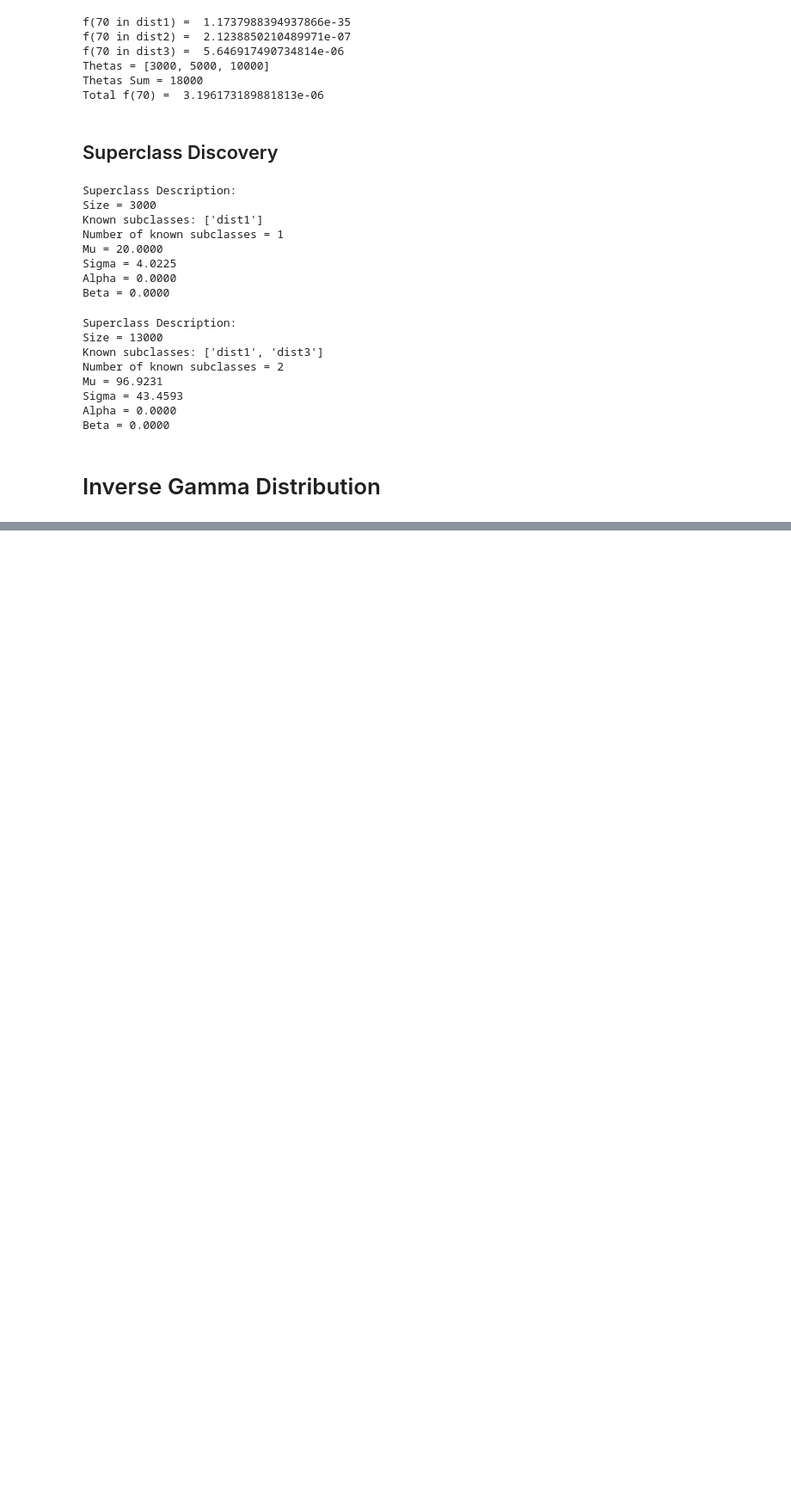
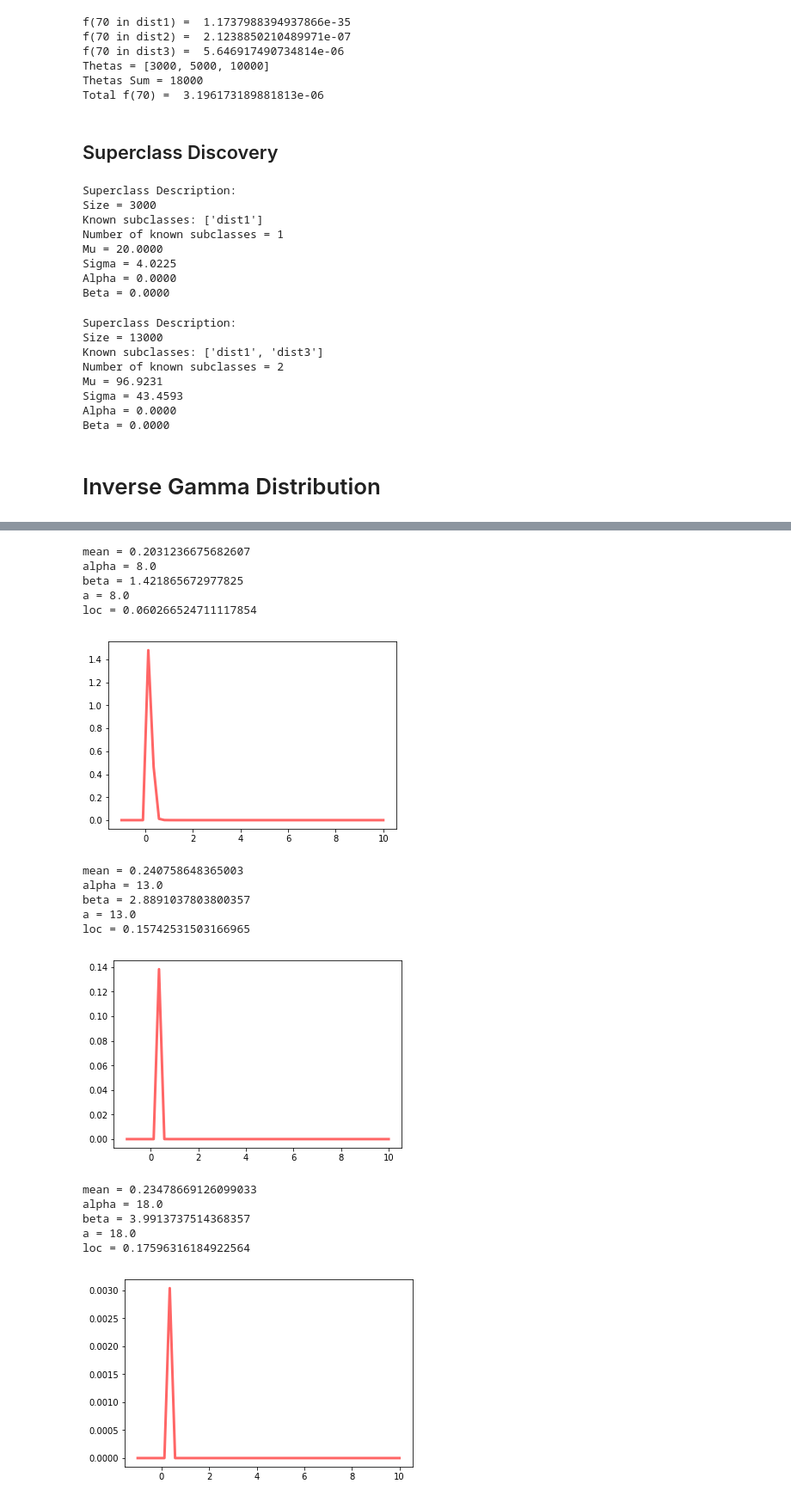
Before and after one commit to ronaldpereira/oriented-project-machine-learning, a Jupyter notebook: poc2/Distribution Density.ipynb, the cells around one changed output, grey strips where cells are left out. Shown at 86% size. Drawn from its saved outputs; the diff is of its cells as text; code cells hidden in the pictures; blank space fills up the shorter version.

```diff
--- a/poc2/Distribution Density.ipynb
+++ b/poc2/Distribution Density.ipynb
@@ -204,0 +242,33 @@ inv_gamma_dist.pdf(sc.sigma)
+# %%
+for i in range(3):
+    new_samples = np.random.uniform(9, 11, size=10).tolist()
+    alpha, beta, samples = updateParams(alpha, beta, samples, new_samples)
+    a, loc = wiki2scipy(alpha, beta)
+    inv_gamma_dist = invgamma(a, loc=loc)
+    print("mean =", inv_gamma_dist.mean())
+    print("alpha =", alpha)
+    print("beta =", beta)
+    print("a =", a)
+    print("loc =", loc)
+    x = np.linspace(-1, 10)
+    plt.plot(x, inv_gamma_dist.pdf(x), "r-", lw=3, alpha=0.6, label="invgamma pdf")
+    plt.show()
+# %% [output]
+mean = 0.2031236675682607
+alpha = 8.0
+beta = 1.421865672977825
+a = 8.0
+loc = 0.060266524711117854
+[figure, added]
+mean = 0.240758648365003
+alpha = 13.0
+beta = 2.8891037803800357
+a = 13.0
+loc = 0.15742531503166965
+[figure, added]
+mean = 0.23478669126099033
+alpha = 18.0
+beta = 3.9913737514368357
+a = 18.0
+loc = 0.17596316184922564
+[figure, added]
```
Also changed, not shown: parts of 10 cells of this notebook, 1 other file.
